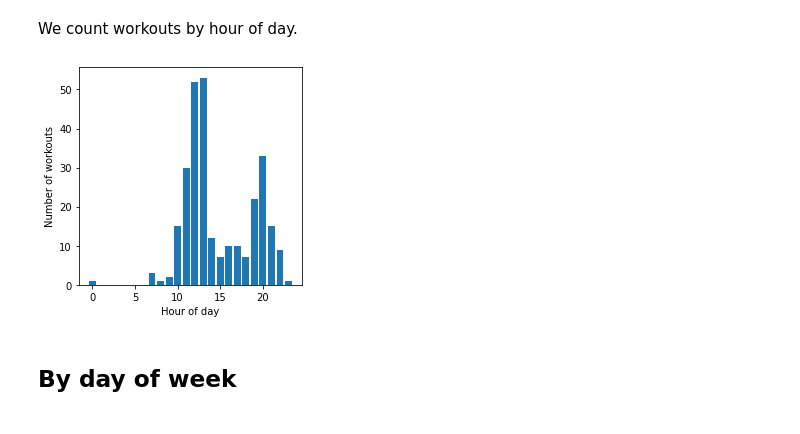
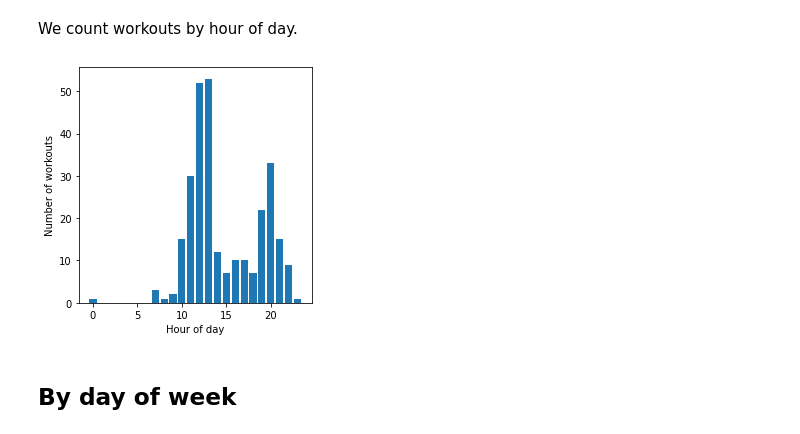
Before and after one commit to besiobu/data-science-portfolio, a Jupyter notebook: polar/Polar.ipynb, the cells around one changed output. Saved outputs shown, nothing was run; the diff lists cells and outputs as text; code cells hidden in the pictures.

```diff
--- a/polar/Polar.ipynb
+++ b/polar/Polar.ipynb
@@ -487,11 +487,12 @@ by_hour = by_hour.rename(columns={'startHour': 'Hour of day',
 # %%
 plt.bar(by_hour['Hour of day'], by_hour['Total workouts'])
 plt.ylabel('Number of workouts')
 plt.xlabel('Hour of day')
+plt.tight_layout()
 plt.savefig('./img/workouts_by_hour_of_day.png')
 plt.show()
 # %% [output]
-[figure, old version]
+[figure, new version]
 # %% [markdown]
 ## By day of week
 # %% [markdown]
```
Also changed, not shown: parts of 15 cells of this notebook, 7 other files.
